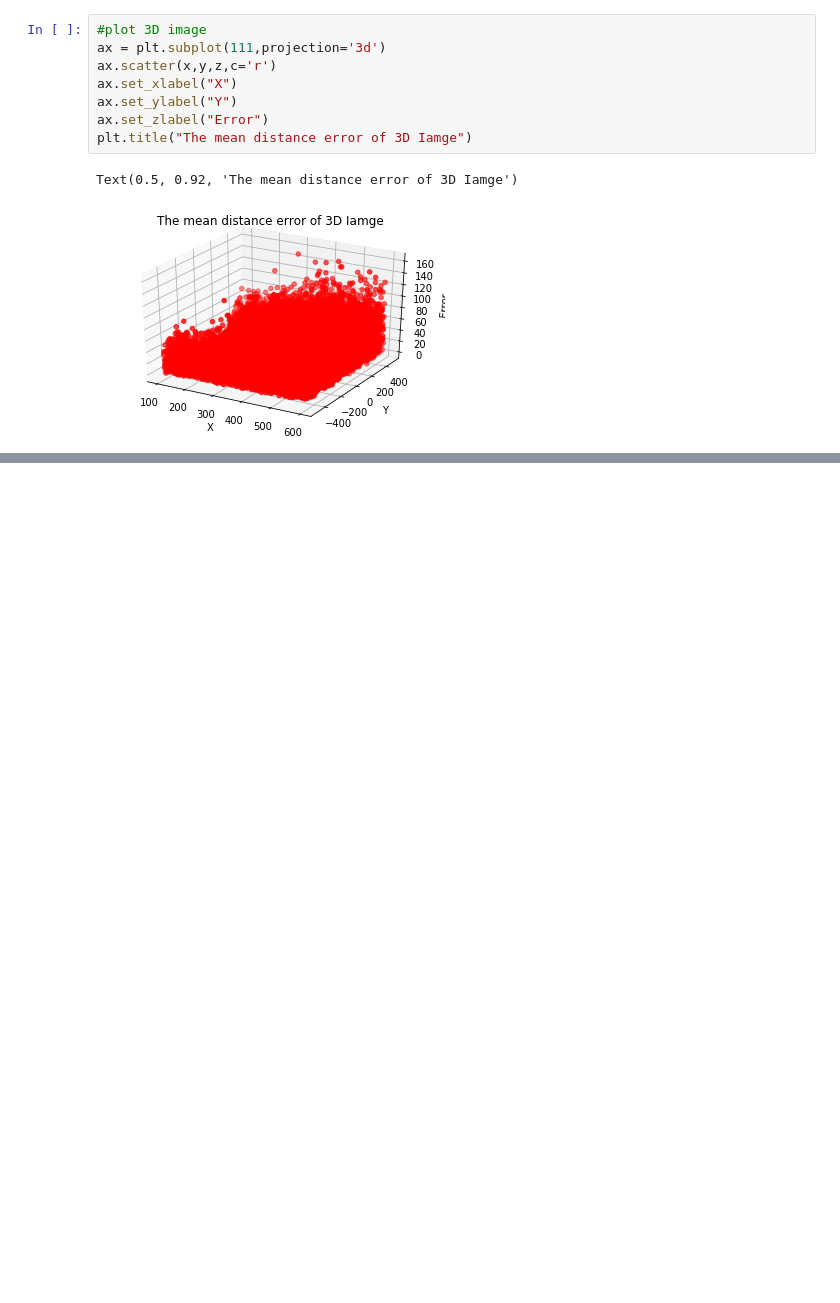
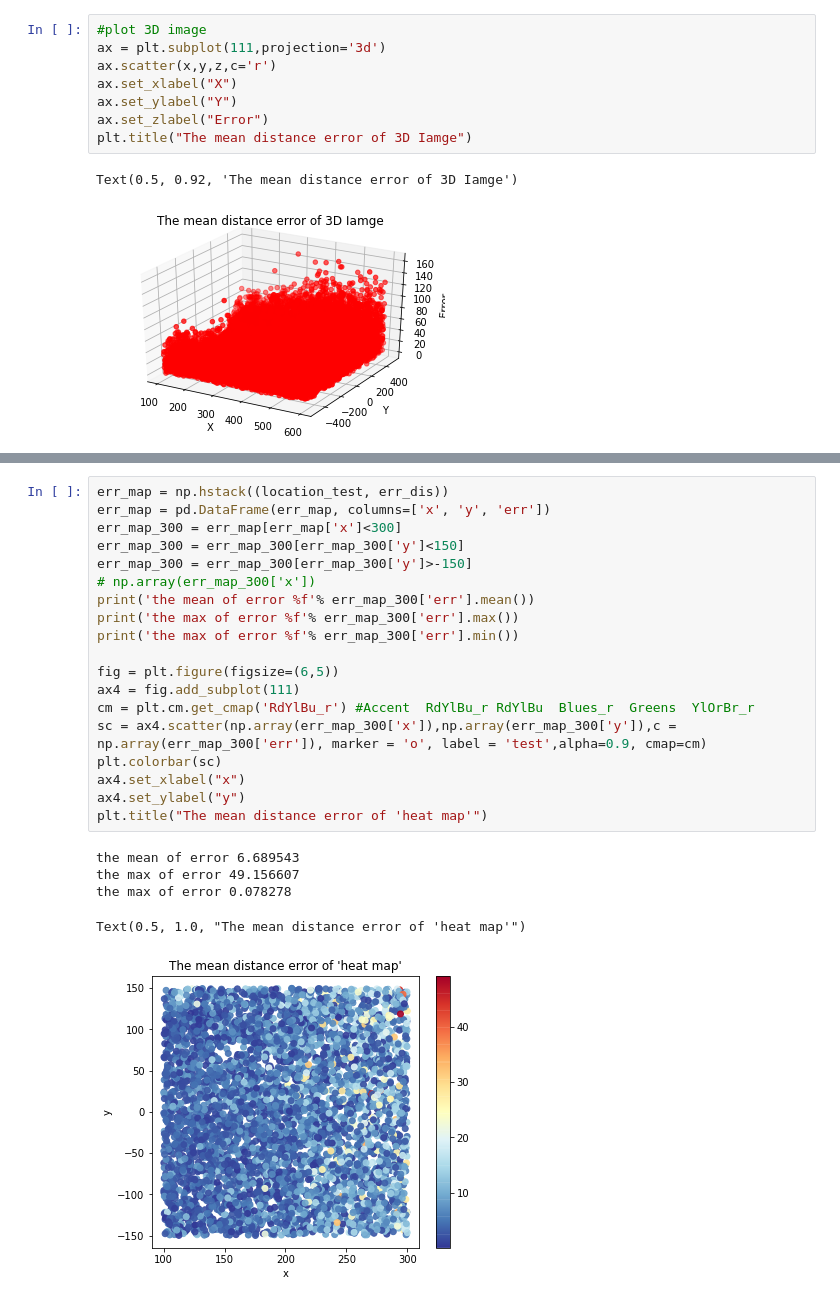
Before and after one commit to Yanlingwu95/Acoustic_Localization, a Jupyter notebook: Task2_D_VLOS_RowData_Conv_200k.ipynb, the cells around one changed output, grey strips where cells are left out. Cells and saved outputs as stored; diff of their text form; blank space fills up the shorter version.

Commit message:
update the 200k convolutional model data

```diff
--- a/Task2_D_VLOS_RowData_Conv_200k.ipynb
+++ b/Task2_D_VLOS_RowData_Conv_200k.ipynb
@@ -234,0 +215,25 @@ Text(0.5, 1.0, "The mean distance error of 'heat map'")
+# %%
+err_map = np.hstack((location_test, err_dis))
+err_map = pd.DataFrame(err_map, columns=['x', 'y', 'err'])
+err_map_300 = err_map[err_map['x']<300]
+err_map_300 = err_map_300[err_map_300['y']<150]
+err_map_300 = err_map_300[err_map_300['y']>-150]
+# np.array(err_map_300['x'])
+print('the mean of error %f'% err_map_300['err'].mean())
+print('the max of error %f'% err_map_300['err'].max())
+print('the max of error %f'% err_map_300['err'].min())
+
+fig = plt.figure(figsize=(6,5))
+ax4 = fig.add_subplot(111)
+cm = plt.cm.get_cmap('RdYlBu_r') #Accent  RdYlBu_r RdYlBu  Blues_r  Greens  YlOrBr_r
+sc = ax4.scatter(np.array(err_map_300['x']),np.array(err_map_300['y']),c = np.array(err_map_300['err']), marker = 'o', label = 'test',alpha=0.9, cmap=cm)
+plt.colorbar(sc)
+ax4.set_xlabel("x")
+ax4.set_ylabel("y")
+plt.title("The mean distance error of 'heat map'")
+# %% [output]
+the mean of error 6.689543
+the max of error 49.156607
+the max of error 0.078278
+Text(0.5, 1.0, "The mean distance error of 'heat map'")
+[figure, added]
```
Also changed, not shown: parts of 6 cells of this notebook.
